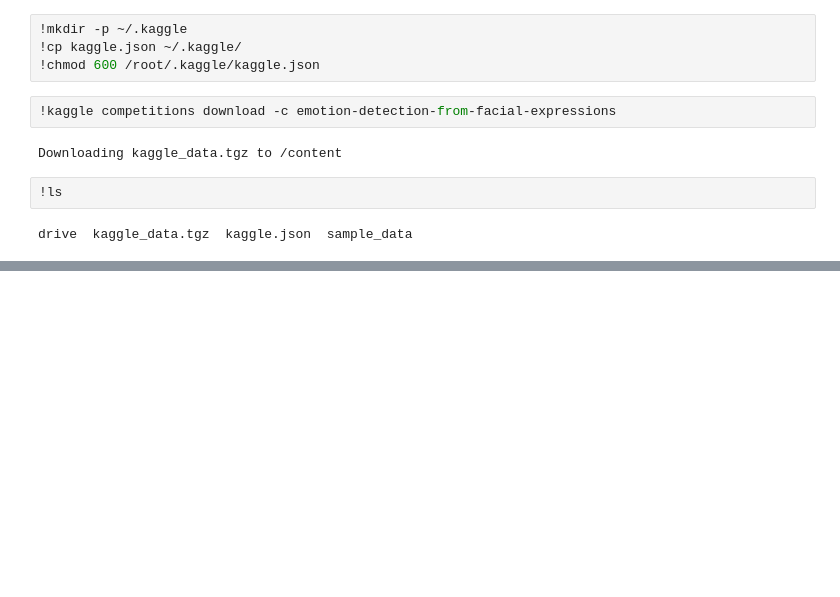
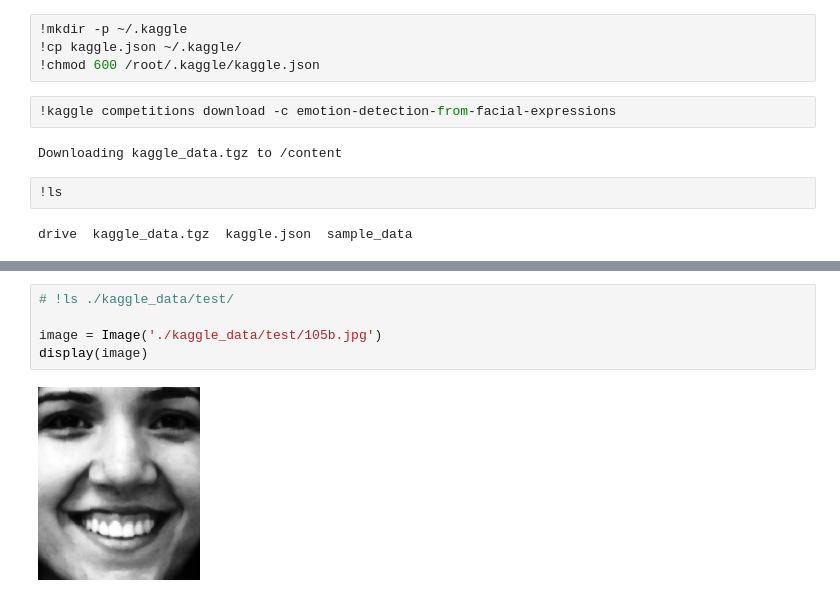
Before and after one commit to odedgolden/PyFeelings, a Jupyter notebook: Kaggle_emotion_detection_from_facial_expressions.ipynb, the cells around one changed output, grey strips where cells are left out. Drawn from its saved outputs; the diff is of its cells as text; blank space fills up the shorter version.

```diff
--- a/Kaggle_emotion_detection_from_facial_expressions.ipynb
+++ b/Kaggle_emotion_detection_from_facial_expressions.ipynb
@@ -54,0 +61,7 @@ drive  kaggle_data.tgz  kaggle.json  sample_data
+# %%
+# !ls ./kaggle_data/test/
+
+image = Image('./kaggle_data/test/105b.jpg')
+display(image)
+# %% [output]
+[figure, added]
```
Also changed, not shown: parts of 3 cells of this notebook.
